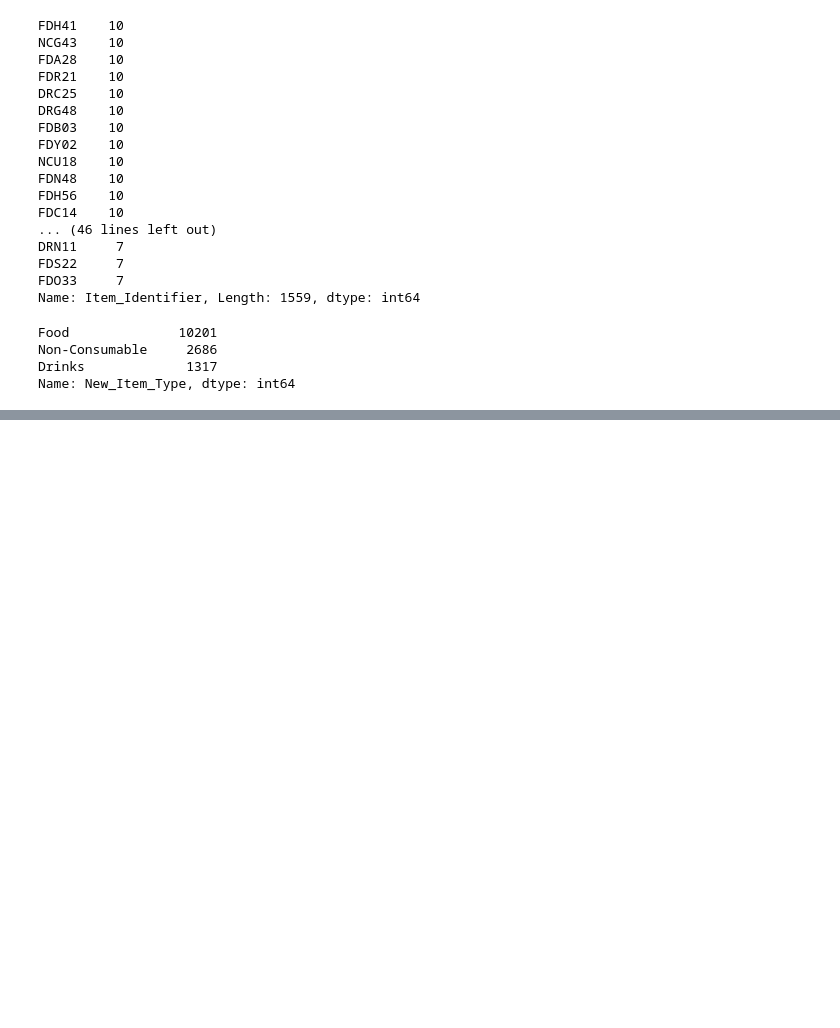
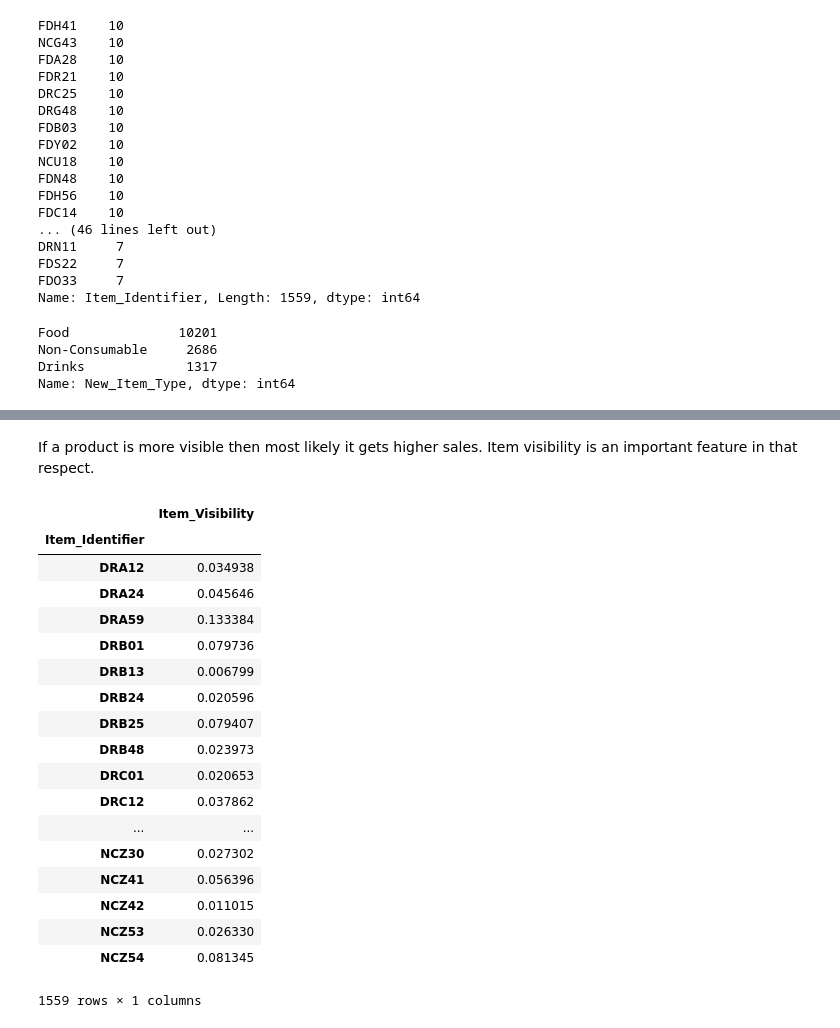
Before and after one commit to Uzmamushtaque/Projects-in-Machine-Learning-and-AI, a Jupyter notebook: Kaggle_BigMart_Sales/BigMartSalesPrediction.ipynb, the cells around one changed output, grey strips where cells are left out. Saved outputs shown, nothing was run; the diff lists cells and outputs as text; code cells hidden in the pictures; blank space fills up the shorter version.

Commit message:
Item visibility

```diff
--- a/Kaggle_BigMart_Sales/BigMartSalesPrediction.ipynb
+++ b/Kaggle_BigMart_Sales/BigMartSalesPrediction.ipynb
@@ -320,0 +323,3 @@ Name: New_Item_Type, dtype: int64
+# %%
+df.loc[df['New_Item_Type']=="Non-Consumable",'Item_Fat_Content']='Non-Edible'
+df['Item_Fat_Content'].value_counts()
@@ -320,0 +334,26 @@ Name: New_Item_Type, dtype: int64
+# %% [markdown]
+If a product is more visible then most likely it gets higher sales. Item visibility is an important feature in that respect.
+# %%
+item_visib_avg=df.pivot_table(values='Item_Visibility',index='Item_Identifier')
+# %%
+item_visib_avg
+# %% [output]
+|  | Item_Visibility |
+| Item_Identifier |  |
+| DRA12 | 0.034938 |
+| DRA24 | 0.045646 |
+| DRA59 | 0.133384 |
+| DRB01 | 0.079736 |
+| DRB13 | 0.006799 |
+| DRB24 | 0.020596 |
+| DRB25 | 0.079407 |
+| DRB48 | 0.023973 |
+| DRC01 | 0.020653 |
+| DRC12 | 0.037862 |
+| ... | ... |
+| NCZ30 | 0.027302 |
+| NCZ41 | 0.056396 |
+| NCZ42 | 0.011015 |
+| NCZ53 | 0.026330 |
+| NCZ54 | 0.081345 |
+1559 rows × 1 columns
```
Also changed, not shown: parts of 2 cells of this notebook.
